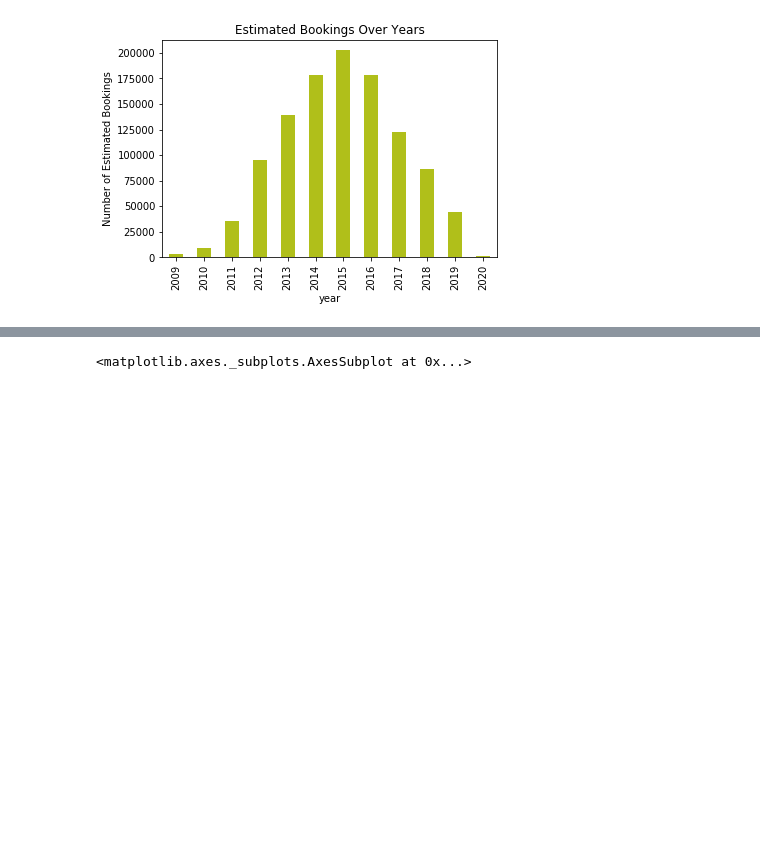
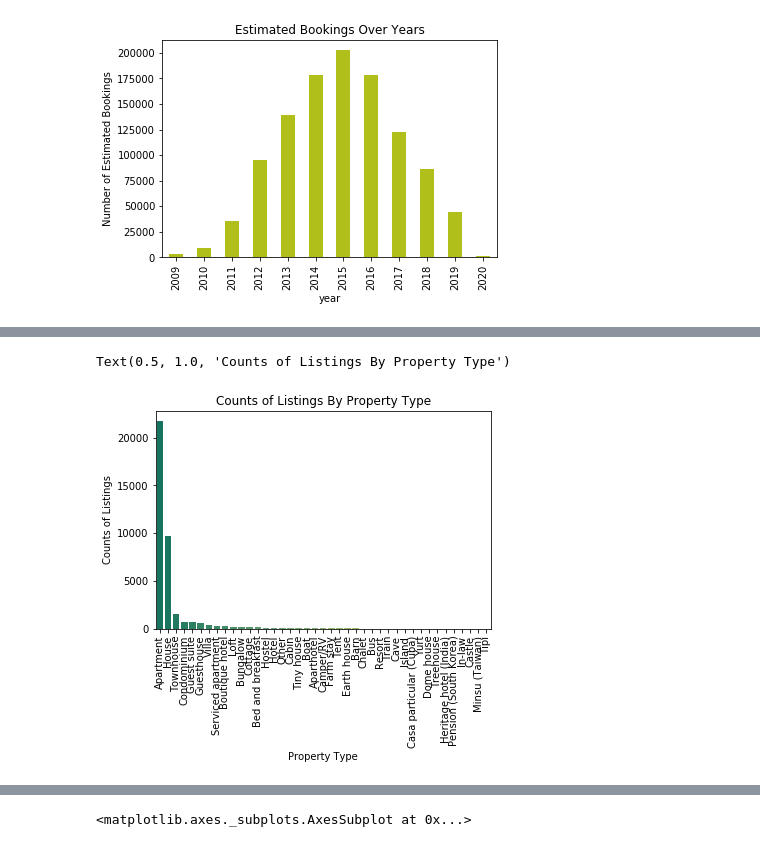
Before and after one commit to khwajajalal/Capstone2, a Jupyter notebook: Listings.ipynb, the cells around one changed output, grey strips where cells are left out. Saved outputs shown, nothing was run; the diff lists cells and outputs as text; code cells hidden in the pictures; blank space fills up the shorter version.

```diff
--- a/Listings.ipynb
+++ b/Listings.ipynb
@@ -138,0 +142,11 @@ Text(0, 0.5, 'Number of Estimated Bookings')
+# %%
+listings.columns
+ax1=sns.countplot(listings['property_type'], data=listings, order=listings['property_type'].value_counts().index,
+                  palette='summer', orient='v')
+ax1.set_xticklabels(ax1.get_xticklabels(),rotation=90)
+ax1.set_xlabel('Property Type')
+ax1.set_ylabel('Counts of Listings')
+ax1.set_title('Counts of Listings By Property Type')
+# %% [output]
+Text(0.5, 1.0, 'Counts of Listings By Property Type')
+[figure, added]
```
Also changed, not shown: parts of 18 cells of this notebook.
